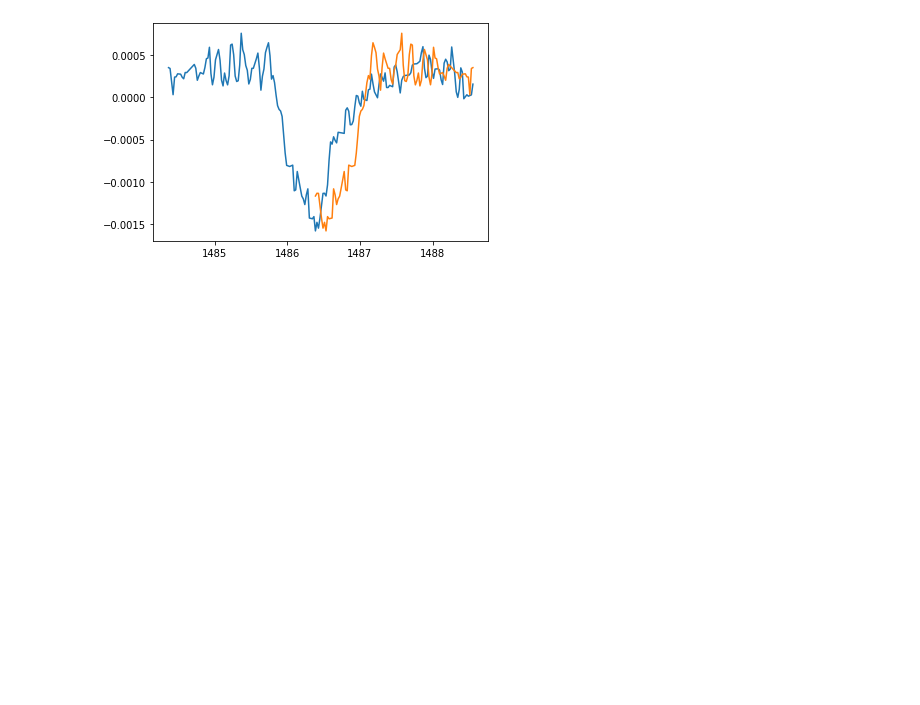
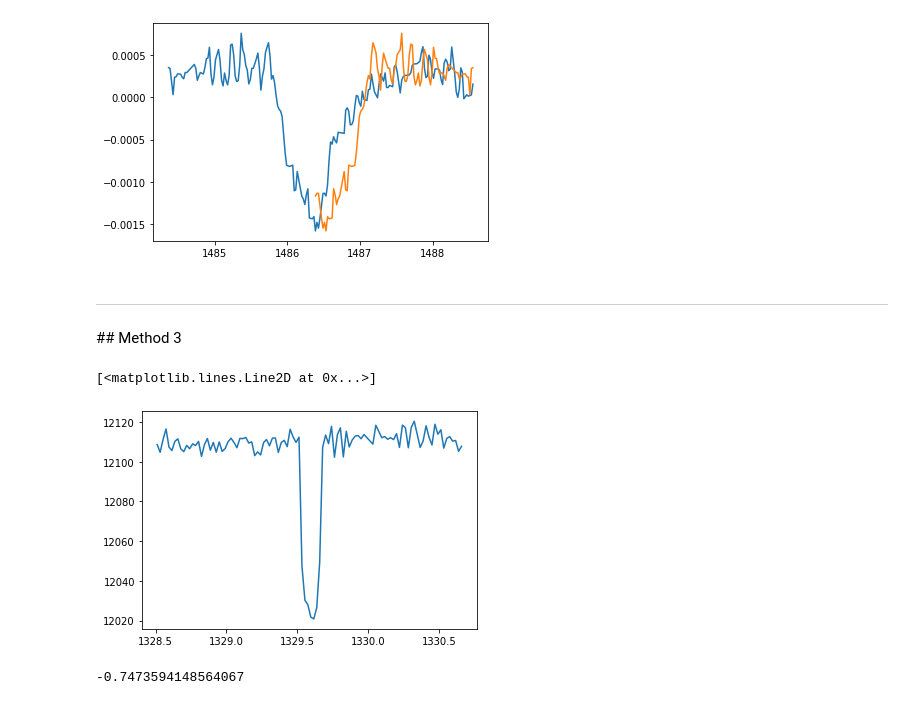
Before and after one commit to azibn/automated_exocomet_hunt, a Jupyter notebook: notebooks/redefine_asymmetry.ipynb, the cells around one changed output. Cells and saved outputs as stored; diff of their text form; code cells hidden in the pictures; blank space fills up the shorter version.

```diff
--- a/notebooks/redefine_asymmetry.ipynb
+++ b/notebooks/redefine_asymmetry.ipynb
@@ -77,3 +96,7 @@ plt.plot(time[min_ind:],np.flip(flux[:min_ind+8]))
 # %% [output]
 [<matplotlib.lines.Line2D at 0x...>]
 [figure]
+# %% [markdown]
+---
+# %% [markdown]
+## Method 3
@@ -79,0 +107,15 @@ plt.plot(time[min_ind:],np.flip(flux[:min_ind+8]))
+# %%
+data = lk.search_lightcurve("WASP 100")[1].download()
+
+time = data['time'].value[150:250]
+
+flux = data['pdcsap_flux'].value[150:250]
+
+plt.plot(time,flux)
+# %% [output]
+[<matplotlib.lines.Line2D at 0x...>]
+[figure, added]
+# %%
+3*(np.mean(flux) - np.median(flux))/np.nanstd(flux)
+# %% [output]
+-0.7473594148564067
```
Also changed, not shown: parts of 17 cells of this notebook, 4 other files.
